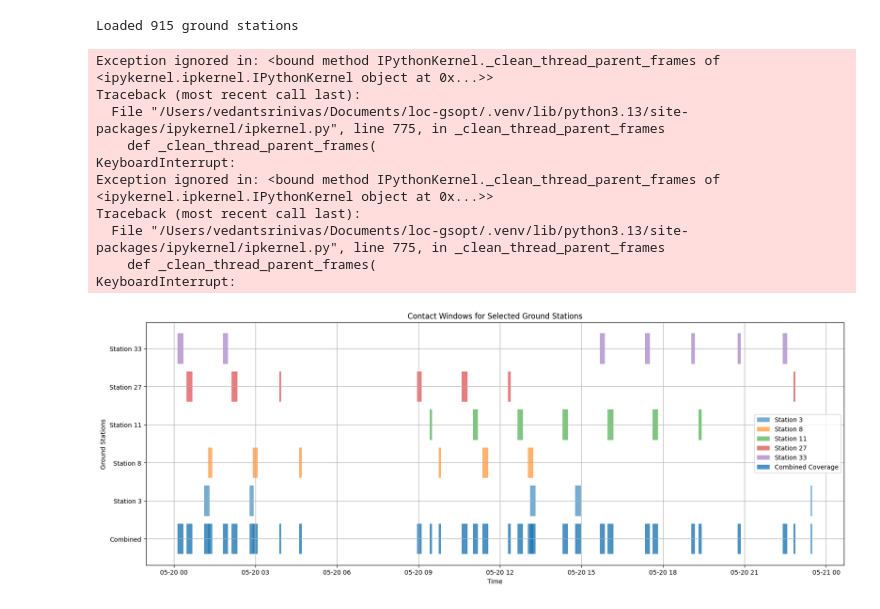
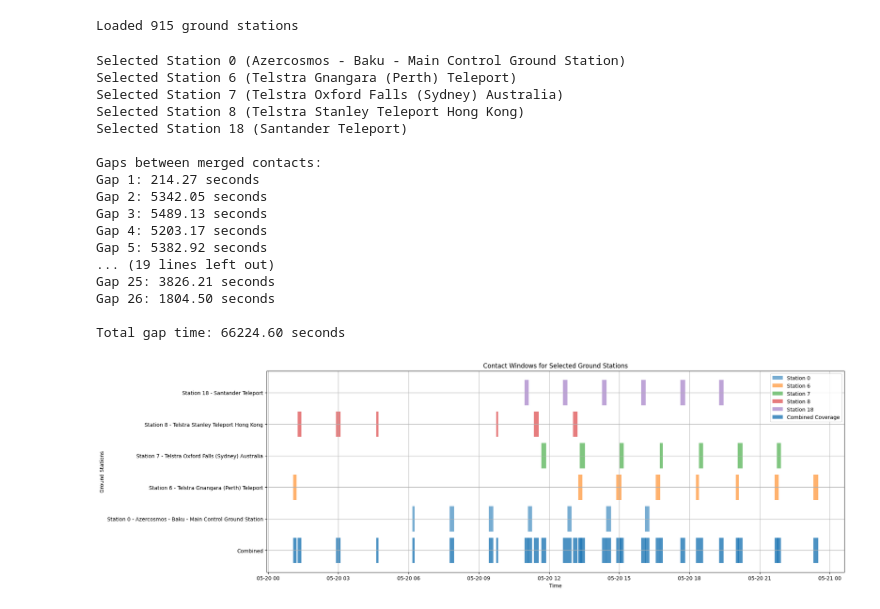
Before and after one commit to VedantS18/loc-gsopt, a Jupyter notebook: src/examples/pyomo_gap_opt.ipynb, the cells around one changed output. Saved outputs shown, nothing was run; the diff lists cells and outputs as text; code cells hidden in the pictures.

Commit message:
Pyomo for both data downlink and gap optimization

```diff
--- a/src/examples/pyomo_gap_opt.ipynb
+++ b/src/examples/pyomo_gap_opt.ipynb
@@ -60,12 +61,14 @@ Our TLE looks like:
 # Load ground stations from JSON file
 ground_stations = teleport_json('data/teleport_locations.json')
 print(f"Loaded {len(ground_stations)} ground stations")
-ground_stations = ground_stations[0:25]
+ground_stations = ground_stations[0:20]
 # %% [output]
 Loaded 915 ground stations
 # %%
-# Create model using pyomo.kernel instead of pyomo.environ
 model = pk.block()
+# Load original station data from JSON
+with open('data/teleport_locations.json', 'r') as f:
+    stations_data = json.load(f)
 
 # Get contacts for each station
 station_contacts = {}
@@ -73,7 +76,8 @@ for i, station in enumerate(ground_stations):
     contacts = ba.find_location_accesses(sat1, station, epc0, epc1)
     station_contacts[i] = {
         'contacts': contacts,
-        'station': station
+        'station': station,
+        'name': stations_data[i]['name']  # Get name from original JSON
     }
 
 # Create binary variables for station selection using kernel interface
@@ -146,7 +150,7 @@ selected_stations = []
 for i in model.x:
     if model.x[i].value > 0.5:
         selected_stations.append(i)
-        print(f"Selected Station {i}")
+        print(f"Selected Station {i} ({station_contacts[i]['name']})")
 
 # Calculate and print actual gaps using gap_times_condense
 selected_contacts = []
@@ -161,16 +165,23 @@ for i, gap_time in enumerate(gaps_seconds):
 
 print(f"\nTotal gap time: {sum(gaps_seconds):.2f} seconds")
 # %% [output]
-Exception ignored in: <bound method IPythonKernel._clean_thread_parent_frames of <ipykernel.ipkernel.IPythonKernel object at 0x...>>
-Traceback (most recent call last):
-  File "/Users/vedantsrinivas/Documents/loc-gsopt/.venv/lib/python3.13/site-packages/ipykernel/ipkernel.py", line 775, in _clean_thread_parent_frames
-    def _clean_thread_parent_frames(
-KeyboardInterrupt:
-Exception ignored in: <bound method IPythonKernel._clean_thread_parent_frames of <ipykernel.ipkernel.IPythonKernel object at 0x...>>
-Traceback (most recent call last):
-  File "/Users/vedantsrinivas/Documents/loc-gsopt/.venv/lib/python3.13/site-packages/ipykernel/ipkernel.py", line 775, in _clean_thread_parent_frames
-    def _clean_thread_parent_frames(
-KeyboardInterrupt:
+Selected Station 0 (Azercosmos - Baku - Main Control Ground Station)
+Selected Station 6 (Telstra Gnangara (Perth) Teleport)
+Selected Station 7 (Telstra Oxford Falls (Sydney) Australia)
+Selected Station 8 (Telstra Stanley Teleport Hong Kong)
+Selected Station 18 (Santander Teleport)
+
+Gaps between merged contacts:
+Gap 1: 214.27 seconds
+Gap 2: 5342.05 seconds
+Gap 3: 5489.13 seconds
+Gap 4: 5203.17 seconds
+Gap 5: 5382.92 seconds
+... (19 lines left out)
+Gap 25: 3826.21 seconds
+Gap 26: 1804.50 seconds
+
+Total gap time: 66224.60 seconds
 # %%
 # Create visualization
 fig, ax = plt.subplots(figsize=(20,7))
@@ -178,38 +189,40 @@ fig, ax = plt.subplots(figsize=(20,7))
 # Plot contacts for individual selected stations
 for idx, station_id in enumerate(selected_stations):
     contacts = station_contacts[station_id]['contacts']
+    station_name = station_contacts[station_id]['name']
     ax.broken_barh([(contact.t_start, contact.t_end-contact.t_start)
                     for contact in contacts],
                     (idx + 1, 0.8),  # Shifted up by 1 to make room for combined view
                     facecolors=f'C{idx}',
                     alpha=0.6,
                     label=f'Station {station_id}')
 
 # Plot combined contacts at the bottom
 selected_contacts = []
 for station_id in selected_stations:
     selected_contacts.extend(station_contacts[station_id]['contacts'])
 
 # Sort contacts by start time
 sorted_contacts = sorted(selected_contacts, key=lambda x: x.t_start)
 
 # Plot the actual contact windows (not the gaps) for combined view
 ax.broken_barh([(contact.t_start, contact.t_end-contact.t_start)
                 for contact in sorted_contacts],
                 (0, 0.8),  # At the bottom
                 facecolors='tab:blue',  # Single solid color
                 alpha=0.8,
                 label='Combined Coverage')
 
-# Update y-axis ticks to include combined view
+# Update y-axis ticks with station ID and name
 ax.set_yticks([0.4] + [i + 1.4 for i in range(len(selected_stations))])
-ax.set_yticklabels(['Combined'] + [f'Station {sid}' for sid in selected_stations])
+ax.set_yticklabels(['Combined'] + [f'Station {sid} - {station_contacts[sid]["name"]}'
+                                  for sid in selected_stations])
 
 plt.ylabel("Ground Stations")
 plt.xlabel("Time")
 plt.title("Contact Windows for Selected Ground Stations")
 plt.legend()
 plt.grid(True)
 plt.show()
 # %% [output]
-[figure, old version]
+[figure, new version]
```
Also changed, not shown: parts of 1 cell of this notebook, 1 other file.
